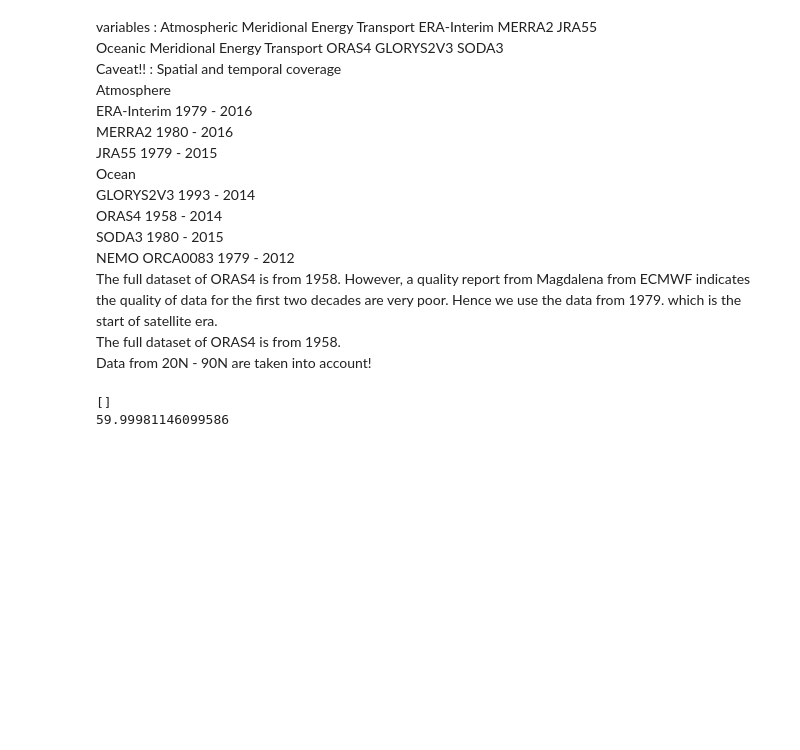
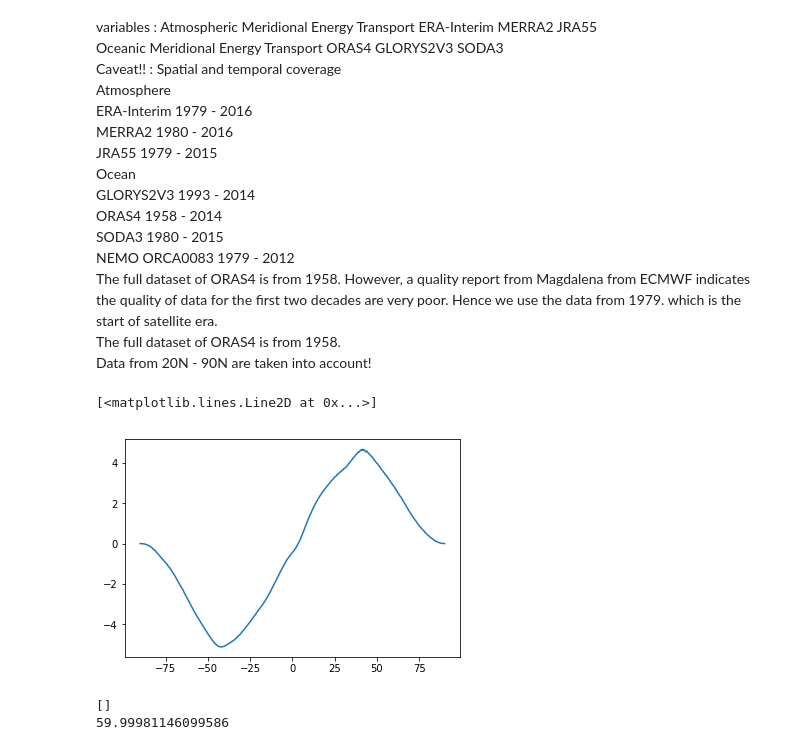
Before and after one commit to geek-yang/AirSeaFlow, a Jupyter notebook: MET_revise/ESD/revision/compare_AMET_SH_FD.ipynb, the cells around one changed output. Saved outputs shown, nothing was run; the diff lists cells and outputs as text; code cells hidden in the pictures; blank space fills up the shorter version.

```diff
--- a/MET_revise/ESD/revision/compare_AMET_SH_FD.ipynb
+++ b/MET_revise/ESD/revision/compare_AMET_SH_FD.ipynb
@@ -62,8 +62,8 @@ datapath_ERAI_netcdf_SH = '/home/ESLT0068/WorkFlow/Core_Database_AMET_OMET_reana
 datapath_ERAI_grib_SH = '/home/ESLT0068/WorkFlow/Core_Database_AMET_OMET_reanalysis/warehouse_met/SphericalHarmonics/ERA-Interim/GaussianG'
 datapath_ERAI_FD = '/home/ESLT0068/WorkFlow/Core_Database_AMET_OMET_reanalysis/ERAI/postprocessing'
 datapath_ERAI_Mayer = '/home/ESLT0068/WorkFlow/Core_Database_AMET_OMET_reanalysis/warehouse_met/From_Michael'
-#datapath_MERRA2 = '/home/yang/workbench/Core_Database_AMET_OMET_reanalysis/MERRA2/postprocessing'
-#datapath_MERRA2 = '/home/ESLT0068/WorkFlow/Core_Database_AMET_OMET_reanalysis/MERRA2/postprocessing'
+datapath_MERRA2_FD = '/home/ESLT0068/WorkFlow/Core_Database_AMET_OMET_reanalysis/MERRA2/postprocessing'
+datapath_MERRA2_SH = '/home/ESLT0068/WorkFlow/Core_Database_AMET_OMET_reanalysis/warehouse_met/SphericalHarmonics/MERRA2'
 datapath_JRA55_SH = '/home/ESLT0068/WorkFlow/Core_Database_AMET_OMET_reanalysis/warehouse_met/SphericalHarmonics/JRA55/GaussianG'
 datapath_JRA55_FD = '/home/ESLT0068/WorkFlow/Core_Database_AMET_OMET_reanalysis/JRA55/postprocessing'
 datapath_JRA55_Mayer = '/home/ESLT0068/WorkFlow/Core_Database_AMET_OMET_reanalysis/warehouse_met/From_Michael'
@@ -88,7 +88,8 @@ dataset_ERAI_FD = Dataset(os.path.join(datapath_ERAI_FD,'model_daily_075_1979_20
 dataset_ERAI_netcdf_SH = Dataset(os.path.join(datapath_ERAI_netcdf_SH,'era_model_subdaily_2001_2010_amet.nc'))
 dataset_ERAI_grib_SH = Dataset(os.path.join(datapath_ERAI_grib_SH,'era_model_subdaily_2005_amet_point.nc'))
 dataset_ERAI_Mayer_point = Dataset(os.path.join(datapath_ERAI_Mayer,'erai_TEDIV_dirc_wo_vapour_2005-2005_T63.nc'))
-#dataset_MERRA2 = Dataset(datapath_MERRA2 + os.sep + 'AMET_MERRA2_model_daily_1980_2016_E_zonal_int.nc')
+dataset_MERRA2_FD = Dataset(os.path.join(datapath_MERRA2_FD,'AMET_MERRA2_model_daily_1980_2016_E_zonal_int.nc'))
+dataset_MERRA2_SH = Dataset(os.path.join(datapath_MERRA2_SH,'merra_model_subdaily_1991_amet_point.nc'))
 dataset_JRA55_SH = Dataset(os.path.join(datapath_JRA55_SH,'jra_model_subdaily_2005_amet_point.nc'))
 dataset_JRA55_FD = Dataset(os.path.join(datapath_JRA55_FD,'AMET_JRA55_model_daily_1979_2015_E_zonal_int.nc'))
 
@@ -105,7 +106,8 @@ AMET_E_ERAI_FD = dataset_ERAI_FD.variables['E'][22:32,:,:]/1000 # from Tera Watt
 AMET_E_ERAI_netcdf_SH = dataset_ERAI_netcdf_SH.variables['E_int'][:,:,:]/1000
 AMET_E_ERAI_grib_SH_point = dataset_ERAI_grib_SH.variables['E'][:,:,:]/1000 # from Tera Watt to Peta Watt
 AMET_E_ERAI_grib_SH = np.sum(AMET_E_ERAI_grib_SH_point,2)
-#AMET_E_MERRA2 = dataset_MERRA2.variables['E'][:,:,80]/1000 # from Tera Watt to Peta Watt
+AMET_E_MERRA2_FD = dataset_MERRA2_FD.variables['E'][:,:,80]/1000 # from Tera Watt to Peta Watt
+AMET_E_MERRA2_SH = dataset_MERRA2_SH.variables['E'][:,:,:]/1000
 AMET_E_JRA55_FD = dataset_JRA55_FD.variables['E'][22:32,:,]/1000 # from Tera Watt to Peta Watt
 AMET_E_JRA55_SH_point = dataset_JRA55_SH.variables['E'][:,:,:]/1000 # from Tera Watt to Peta Watt
 AMET_E_JRA55_SH = np.sum(AMET_E_JRA55_SH_point,2)
@@ -119,7 +121,7 @@ AMET_E_JRA55_Mayer_flux = dataset_JRA55_Mayer_point.variables['TEDIV_dirc_novap_
 
 year_ERAI_netcdf_SH = dataset_ERAI_netcdf_SH.variables['year'][:]        # from 2001 to 2010
 year_ERAI_FD = dataset_ERAI_FD.variables['year'][22:32]    # from 2001 to 2010
-#year_MERRA2 = dataset_MERRA2.variables['year'][:]    # from 1980 to 2016
+year_MERRA2_FD = dataset_MERRA2_FD.variables['year'][:]    # from 1980 to 2016
 year_JRA55_FD = dataset_JRA55_FD.variables['year'][22:32]      # from 1979 to 2015
 #year_JRA55_SH = dataset_JRA55_SH.variables['year'][:]
 
@@ -128,7 +130,9 @@ latitude_ERAI_netcdf_SH = dataset_ERAI_netcdf_SH.variables['latitude'][:]
 latitude_ERAI_grib_SH = dataset_ERAI_grib_SH.variables['latitude'][:]
 latitude_ERAI_Mayer = dataset_ERAI_Mayer_point.variables['lat'][:]
 
-#latitude_MERRA2 = dataset_MERRA2.variables['latitude'][:]
+latitude_MERRA2_FD = dataset_MERRA2_FD.variables['latitude'][:]
+latitude_MERRA2_SH = dataset_MERRA2_SH.variables['latitude'][:]
+
 latitude_JRA55_FD = dataset_JRA55_FD.variables['latitude'][:]
 latitude_JRA55_SH = dataset_JRA55_SH.variables['latitude'][:]
 latitude_JRA55_Mayer = dataset_JRA55_Mayer_point.variables['lat'][:]
@@ -138,6 +142,11 @@ longitude_ERAI_Mayer = dataset_ERAI_Mayer_point.variables['lon'][:]
 #longitude_MERRA2 = dataset_MERRA2_point.variables['longitude'][:]
 #longitude_JRA55 = dataset_JRA55_point.variables['longitude'][:]
 longitude_JRA55_Mayer = dataset_JRA55_Mayer_point.variables['lon'][:]
+# %%
+plt.plot(latitude_MERRA2_SH,np.mean(np.sum(AMET_E_MERRA2_SH,2),0))
+# %% [output]
+[<matplotlib.lines.Line2D at 0x...>]
+[figure, added]
 # %%
 #print (latitude_ERAI_SH[200:205])
 #print (latitude_MERRA2[80])
```
Also changed, not shown: parts of 1 cell of this notebook, 8 other files.
